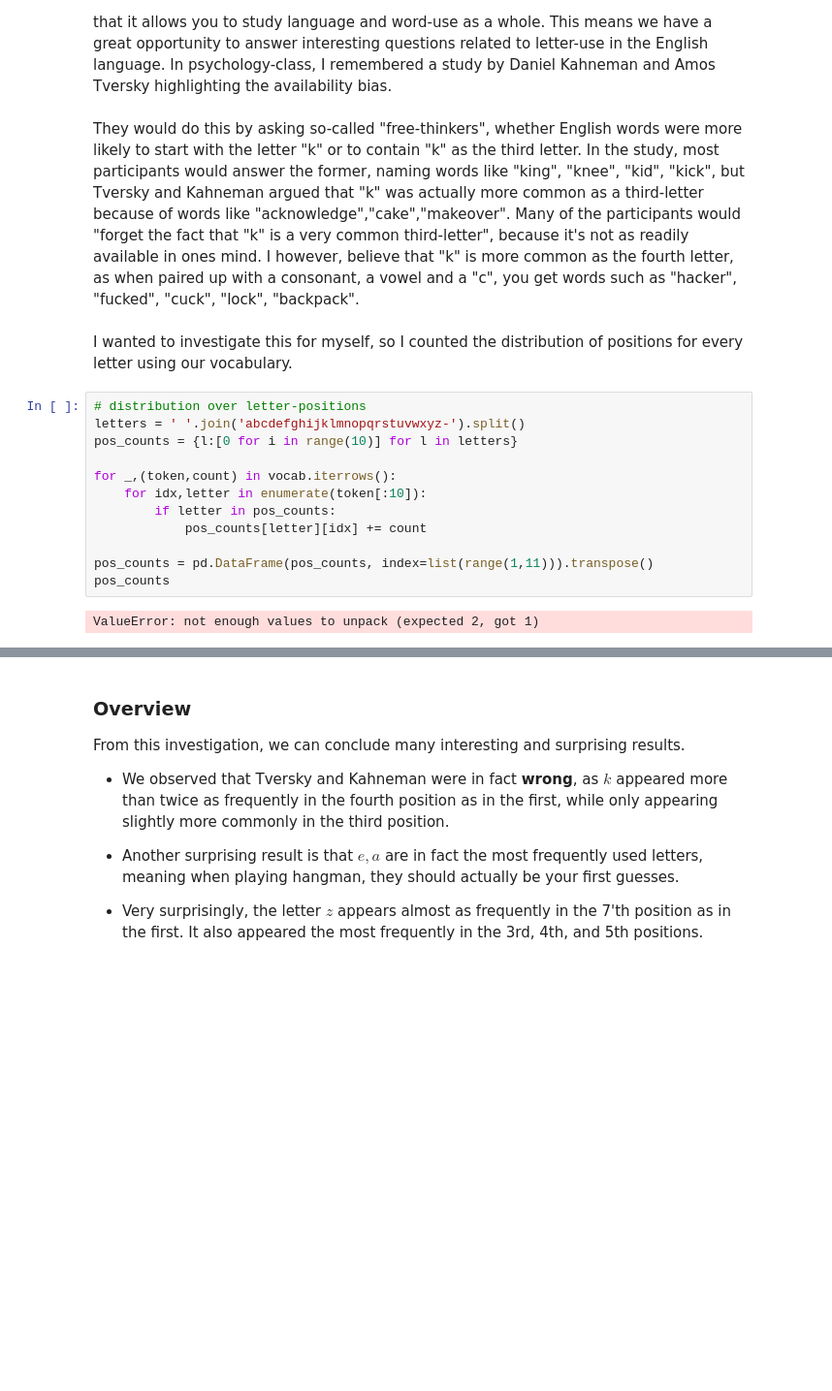
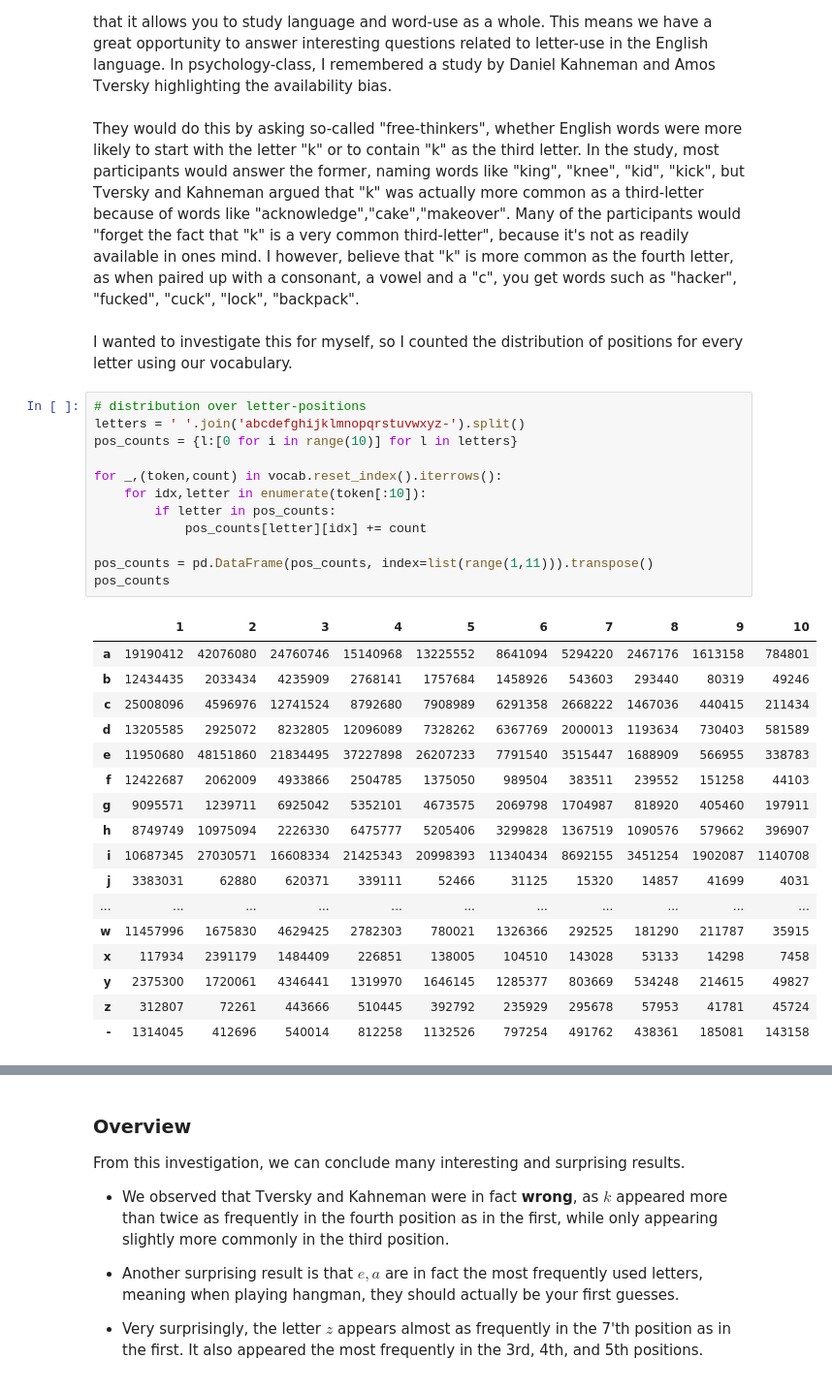
Before and after one commit to karlaugustnybo/Fake-News-Project, a Jupyter notebook: news/news_1_pl.ipynb, the cells around one changed output, grey strips where cells are left out. Shown at 97% size. Drawn from its saved outputs; the diff is of its cells as text; blank space fills up the shorter version.

```diff
--- a/news/news_1_pl.ipynb
+++ b/news/news_1_pl.ipynb
@@ -527,17 +527,33 @@ One of the noteworthy things about having access to a news-corpus of this magnit
 # %%
 # distribution over letter-positions
 letters = ' '.join('abcdefghijklmnopqrstuvwxyz-').split()
 pos_counts = {l:[0 for i in range(10)] for l in letters}
 
-for _,(token,count) in vocab.iterrows():
+for _,(token,count) in vocab.reset_index().iterrows():
     for idx,letter in enumerate(token[:10]):
         if letter in pos_counts:
             pos_counts[letter][idx] += count
 
 pos_counts = pd.DataFrame(pos_counts, index=list(range(1,11))).transpose()
 pos_counts
 # %% [output]
-ValueError: not enough values to unpack (expected 2, got 1)
+|  | 1 | 2 | 3 | 4 | 5 | 6 | 7 | 8 | 9 | 10 |
+| a | 19190412 | 42076080 | 24760746 | 15140968 | 13225552 | 8641094 | 5294220 | 2467176 | 1613158 | 784801 |
+| b | 12434435 | 2033434 | 4235909 | 2768141 | 1757684 | 1458926 | 543603 | 293440 | 80319 | 49246 |
+| c | 25008096 | 4596976 | 12741524 | 8792680 | 7908989 | 6291358 | 2668222 | 1467036 | 440415 | 211434 |
+| d | 13205585 | 2925072 | 8232805 | 12096089 | 7328262 | 6367769 | 2000013 | 1193634 | 730403 | 581589 |
+| e | 11950680 | 48151860 | 21834495 | 37227898 | 26207233 | 7791540 | 3515447 | 1688909 | 566955 | 338783 |
+| f | 12422687 | 2062009 | 4933866 | 2504785 | 1375050 | 989504 | 383511 | 239552 | 151258 | 44103 |
+| g | 9095571 | 1239711 | 6925042 | 5352101 | 4673575 | 2069798 | 1704987 | 818920 | 405460 | 197911 |
+| h | 8749749 | 10975094 | 2226330 | 6475777 | 5205406 | 3299828 | 1367519 | 1090576 | 579662 | 396907 |
+| i | 10687345 | 27030571 | 16608334 | 21425343 | 20998393 | 11340434 | 8692155 | 3451254 | 1902087 | 1140708 |
+| j | 3383031 | 62880 | 620371 | 339111 | 52466 | 31125 | 15320 | 14857 | 41699 | 4031 |
+| ... | ... | ... | ... | ... | ... | ... | ... | ... | ... | ... |
+| w | 11457996 | 1675830 | 4629425 | 2782303 | 780021 | 1326366 | 292525 | 181290 | 211787 | 35915 |
+| x | 117934 | 2391179 | 1484409 | 226851 | 138005 | 104510 | 143028 | 53133 | 14298 | 7458 |
+| y | 2375300 | 1720061 | 4346441 | 1319970 | 1646145 | 1285377 | 803669 | 534248 | 214615 | 49827 |
+| z | 312807 | 72261 | 443666 | 510445 | 392792 | 235929 | 295678 | 57953 | 41781 | 45724 |
+| - | 1314045 | 412696 | 540014 | 812258 | 1132526 | 797254 | 491762 | 438361 | 185081 | 143158 |
 # %%
 # first we rank the letters based on highest frequency to actually find most common letter rankings
 letter_freqs = pos_counts.sum(1).sort_values(ascending=False)
```
Also changed, not shown: parts of 2 cells of this notebook.
